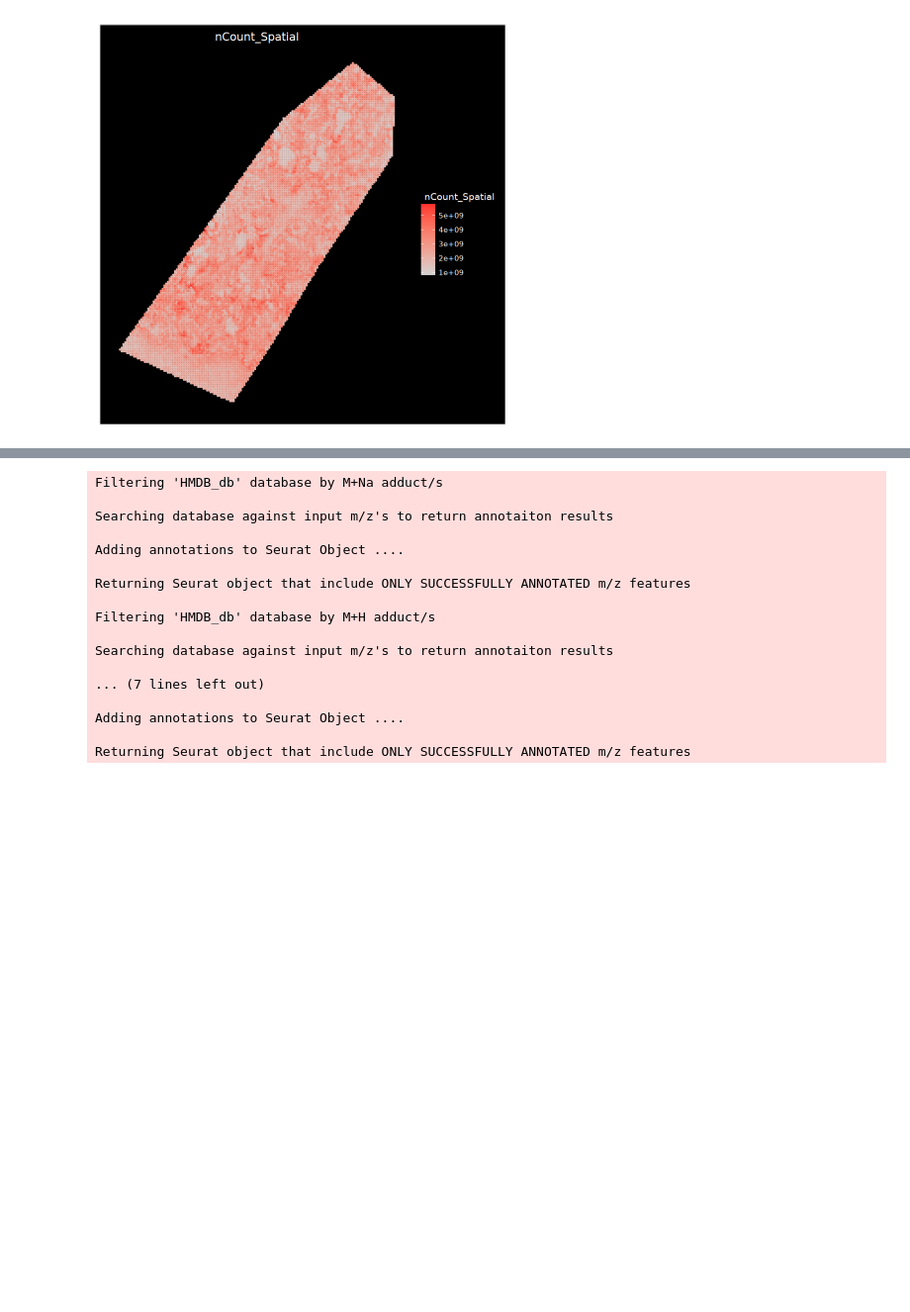
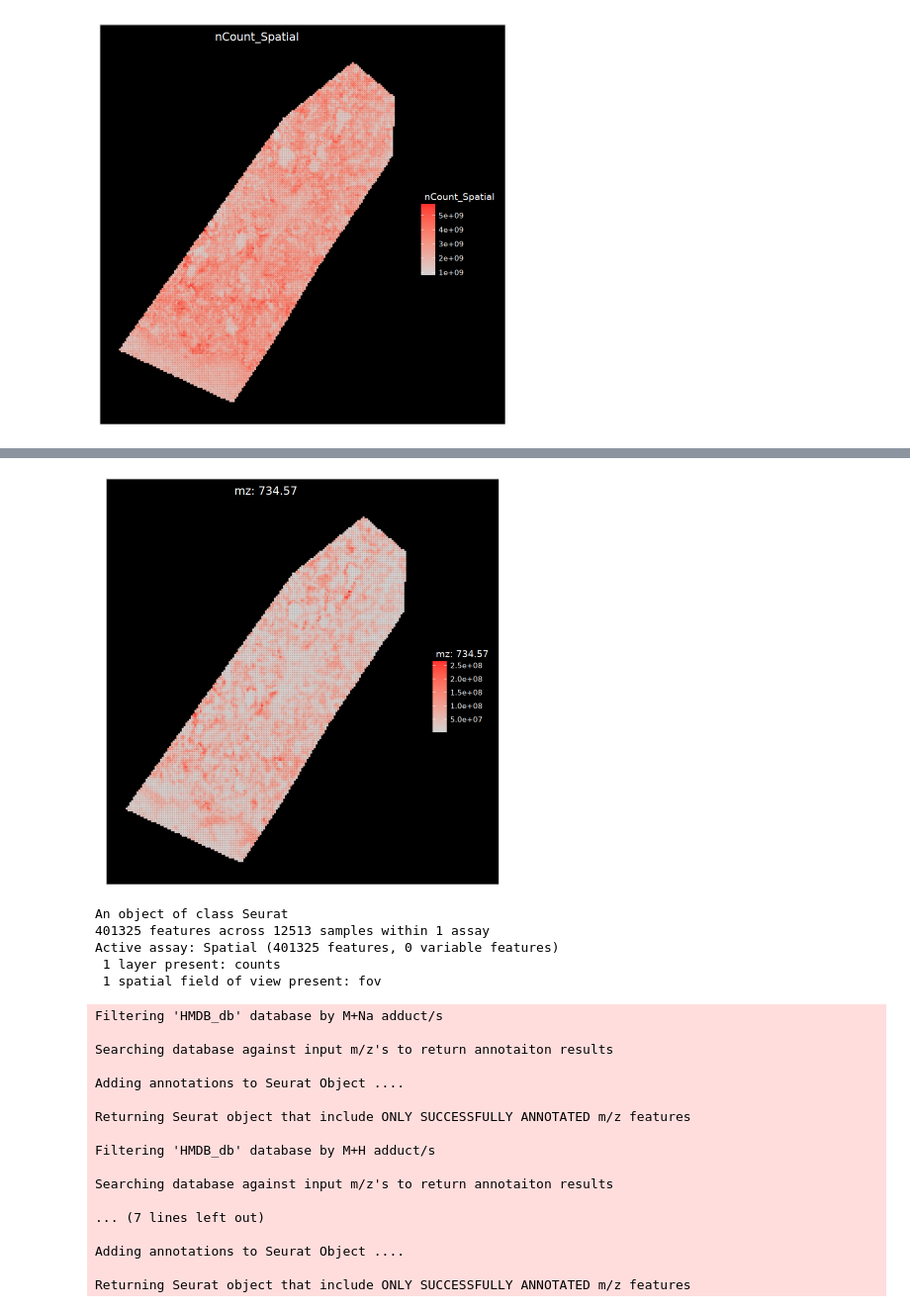
Before and after one commit to agc888/GML_SpaMTP, a Jupyter notebook: METASPACE_comparision.ipynb, the cells around one changed output, grey strips where cells are left out. Shown at 99% size. Drawn from its saved outputs; the diff is of its cells as text; code cells hidden in the pictures; blank space fills up the shorter version.

```diff
--- a/METASPACE_comparision.ipynb
+++ b/METASPACE_comparision.ipynb
@@ -61,3 +61,6 @@ Active assay: Spatial (401325 features, 0 variable features)
 ImageFeaturePlot(data, features = "nCount_Spatial", size = 1)
 # %% [output]
 [figure]
+# %%
+ImageMZPlot(data, mz = 734.5694, size = 1)
+# %% [output]
@@ -64,3 +71,12 @@ ImageFeaturePlot(data, features = "nCount_Spatial", size = 1)
+[figure, added]
+# %%
+data
+# %% [output]
+An object of class Seurat
+401325 features across 12513 samples within 1 assay
+Active assay: Spatial (401325 features, 0 variable features)
+ 1 layer present: counts
+ 1 spatial field of view present: fov
 # %%
 meta.data <- read.csv("/scratch/user/uqacause/files/project_data_objects/SpaMTP/Test_Data/metaspace_annotations_HMDB.csv", skip =2)
 
```
Also changed, not shown: parts of 5 cells of this notebook, 1 other file.
